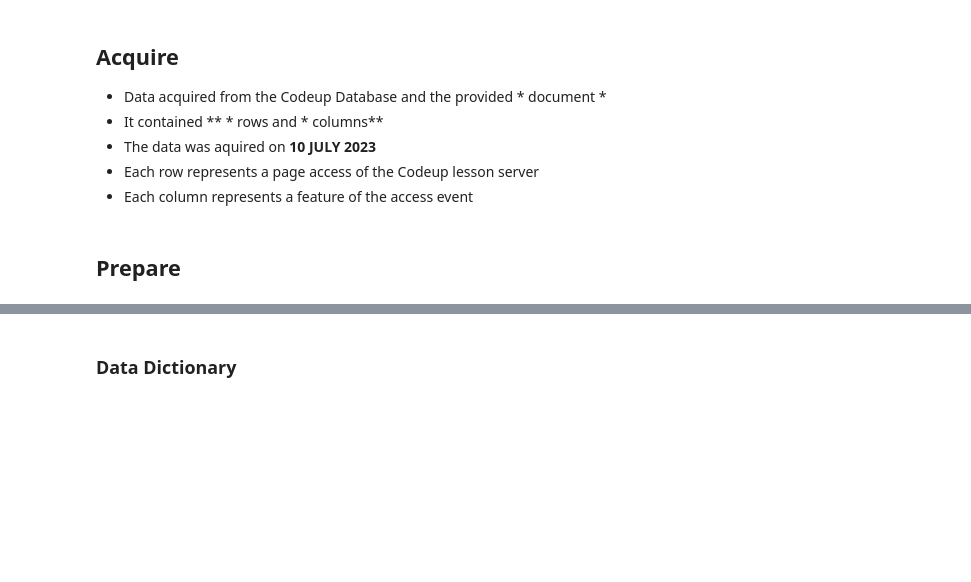
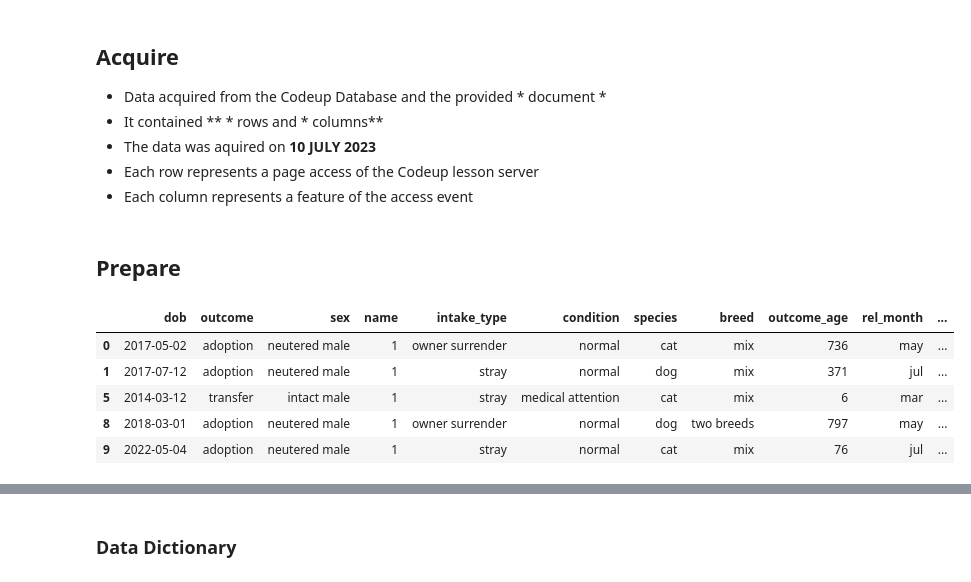
Before and after one commit to pound-puppies/animal-advocacy, a Jupyter notebook: final_report.ipynb, the cells around one changed output, grey strips where cells are left out. Saved outputs shown, nothing was run; the diff lists cells and outputs as text; code cells hidden in the pictures; blank space fills up the shorter version.

```diff
--- a/final_report.ipynb
+++ b/final_report.ipynb
@@ -54,3 +54,12 @@ df = pd.read_csv('merged_data.csv')
 ## Prepare
 # %%
 df, model_df = w.prep_df(df)
+# %%
+df.head()
+# %% [output]
+|  | dob | outcome | sex | name | intake_type | condition | species | breed | outcome_age | rel_month | ... |
+| 0 | 2017-05-02 | adoption | neutered male | 1 | owner surrender | normal | cat | mix | 736 | may | ... |
+| 1 | 2017-07-12 | adoption | neutered male | 1 | stray | normal | dog | mix | 371 | jul | ... |
+| 5 | 2014-03-12 | transfer | intact male | 1 | stray | medical attention | cat | mix | 6 | mar | ... |
+| 8 | 2018-03-01 | adoption | neutered male | 1 | owner surrender | normal | dog | two breeds | 797 | may | ... |
+| 9 | 2022-05-04 | adoption | neutered male | 1 | stray | normal | cat | mix | 76 | jul | ... |
```
Also changed, not shown: parts of 1 cell of this notebook.
